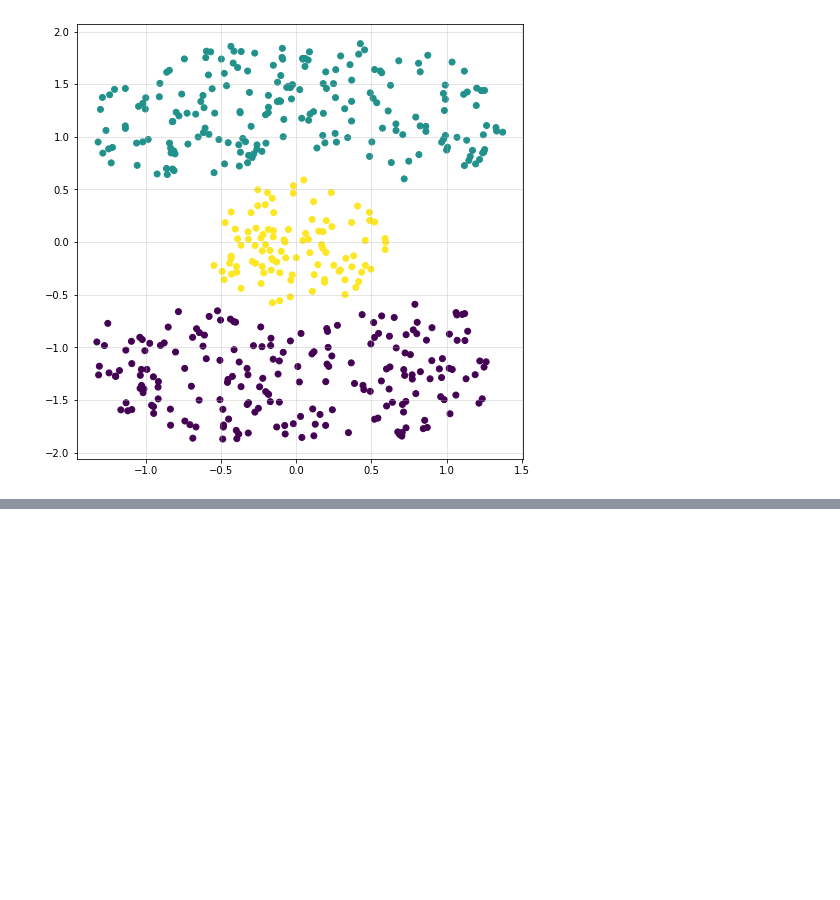
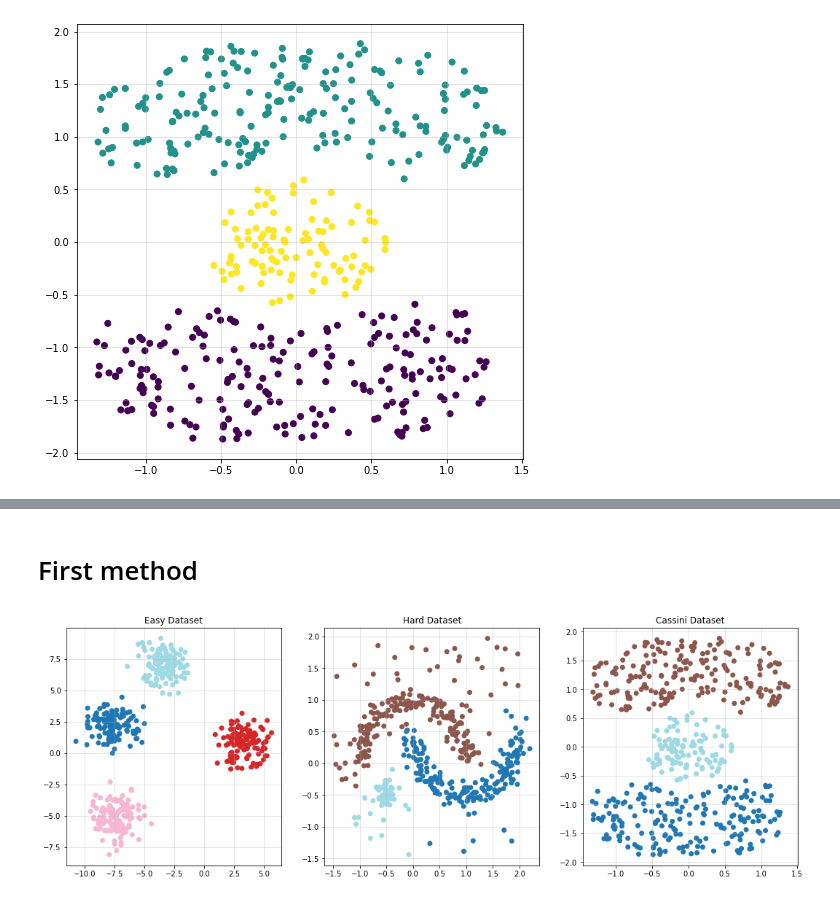
Before and after one commit to Paulina-Iwach/Ensemble_Clustering_Presentation, a Jupyter notebook: case_study.ipynb, the cells around one changed output, grey strips where cells are left out. Saved outputs shown, nothing was run; the diff lists cells and outputs as text; code cells hidden in the pictures; blank space fills up the shorter version.

Commit message:
methods implementation

```diff
--- a/case_study.ipynb
+++ b/case_study.ipynb
@@ -122,0 +115,39 @@ plot_points(dataset_cassini, D3)
+# %% [markdown]
+# First method
+# %%
+#https://medium.com/@nielsencastelodamascenodantas/clustering-ensamble-f810fd81deaf
+class EnsembleSpectralClustering():
+    def __init__(self, clusters_number, base_estimator, base_estimator_num_clusters, estimators_num=100, parameters={}):
+        self.clusters_number = clusters_number
+        self.base_estimator_num_clusters = base_estimator_num_clusters
+        self.estimators_num= estimators_num
+        self.clustering_models = self.estimators_num*[base_estimator(n_clusters=self.base_estimator_num_clusters, n_init=1, init = 'random', **parameters)]
+
+    def fit(self, X):
+        clt_sim_matrix = ClusterSimilarityMatrix()
+        for model in self.clustering_models:
+            clt_sim_matrix.fit(model.fit(X).labels_)
+
+        sim_matrix = clt_sim_matrix.similarity
+        norm_sim_matrix = sim_matrix/sim_matrix.diagonal()
+
+        spec_clt = SpectralClustering(n_clusters=self.clusters_number, affinity='precomputed')
+        return spec_clt.fit_predict(norm_sim_matrix)
+# %%
+modelD1 = EnsembleSpectralClustering(clusters_number=4,
+                                     base_estimator=MiniBatchKMeans,
+                                     base_estimator_num_clusters = 20)
+modelD2 = EnsembleSpectralClustering(clusters_number=3,
+                                     base_estimator=MiniBatchKMeans,
+                                     base_estimator_num_clusters = 20)
+modelD3 = EnsembleSpectralClustering(clusters_number=3,
+                                     base_estimator=MiniBatchKMeans,
+                                     base_estimator_num_clusters = 20)
+
+y1 = modelD1.fit(dataset_easy)
+y2 = modelD2.fit(dataset_hard)
+y3 = modelD3.fit(dataset_cassini)
+
+plot_three_datasets(y1, y2, y3)
+# %% [output]
+[figure, added]
```
Also changed, not shown: parts of 20 cells of this notebook.
